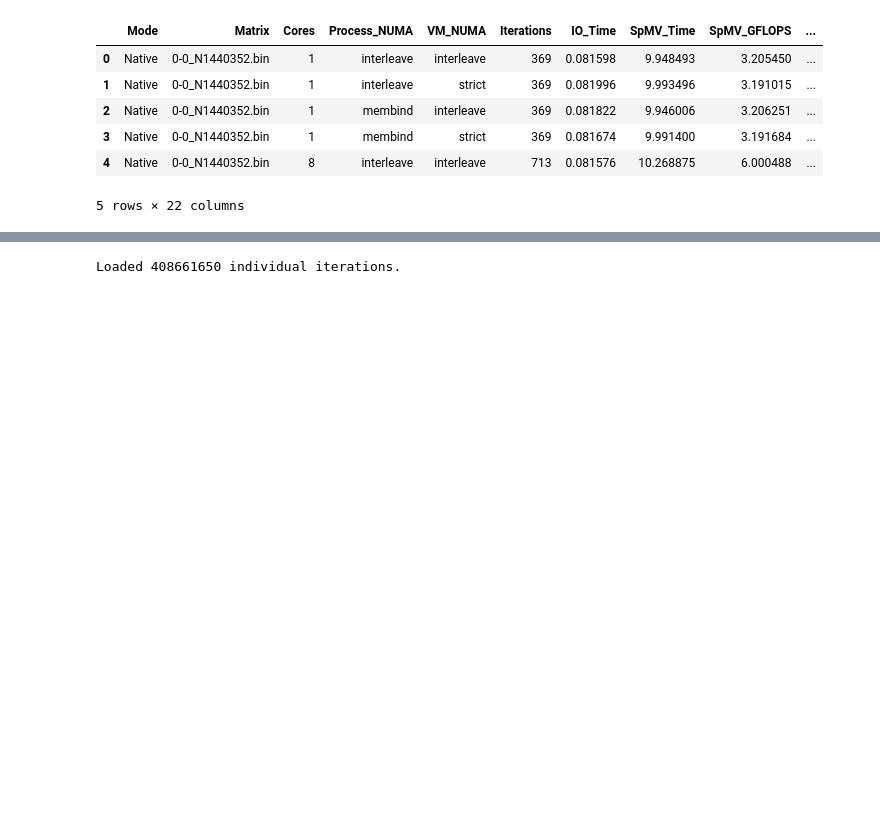
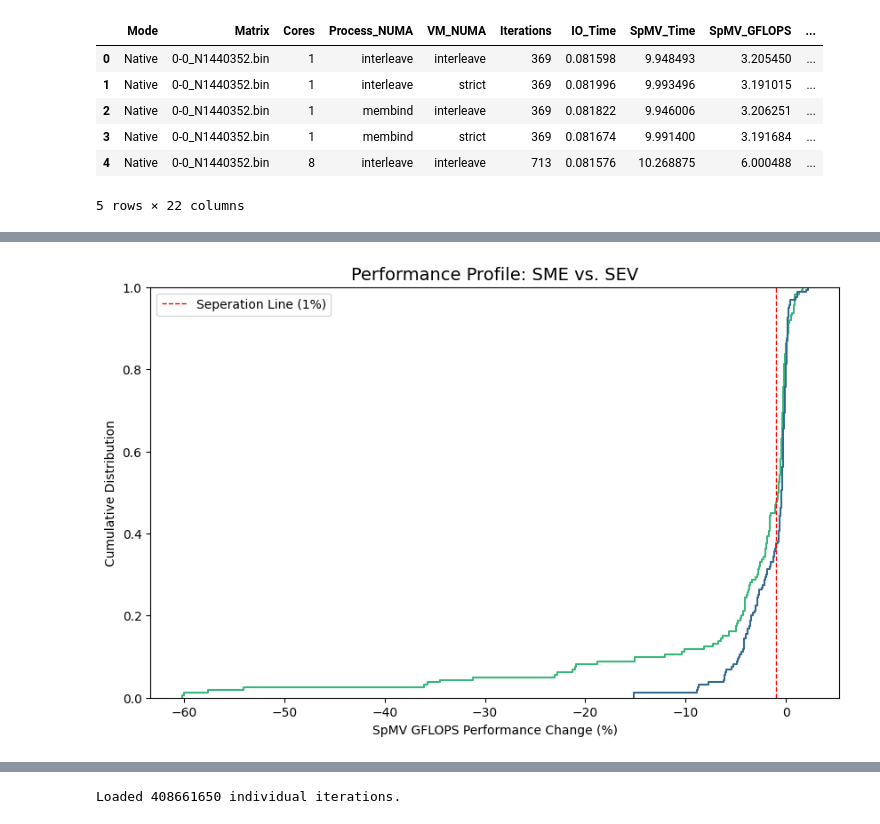
Before and after one commit to engelsm/MA-bench-framework, a Jupyter notebook: benchmark/spmv/analysis.ipynb, the cells around one changed output, grey strips where cells are left out. Saved outputs shown, nothing was run; the diff lists cells and outputs as text; code cells hidden in the pictures; blank space fills up the shorter version.

```diff
--- a/benchmark/spmv/analysis.ipynb
+++ b/benchmark/spmv/analysis.ipynb
@@ -278,0 +242,12 @@ Low-ranked values are either irrelevant or only relevant in certain regions.
+# %%
+plt.figure(figsize=(10, 6))
+sns.ecdfplot(data=overhead_df, x="SpMV_GFLOPS_pct", hue="Mode", palette="viridis")
+
+plt.axvline(x=-1, color='red', linestyle='--', linewidth=1, label='Seperation Line (1%)')
+plt.title("Performance Profile: SME vs. SEV", fontsize=14)
+plt.xlabel("SpMV GFLOPS Performance Change (%)")
+plt.ylabel("Cumulative Distribution")
+plt.legend()
+plt.show()
+# %% [output]
+[figure, added]
```
Also changed, not shown: parts of 15 cells of this notebook.
